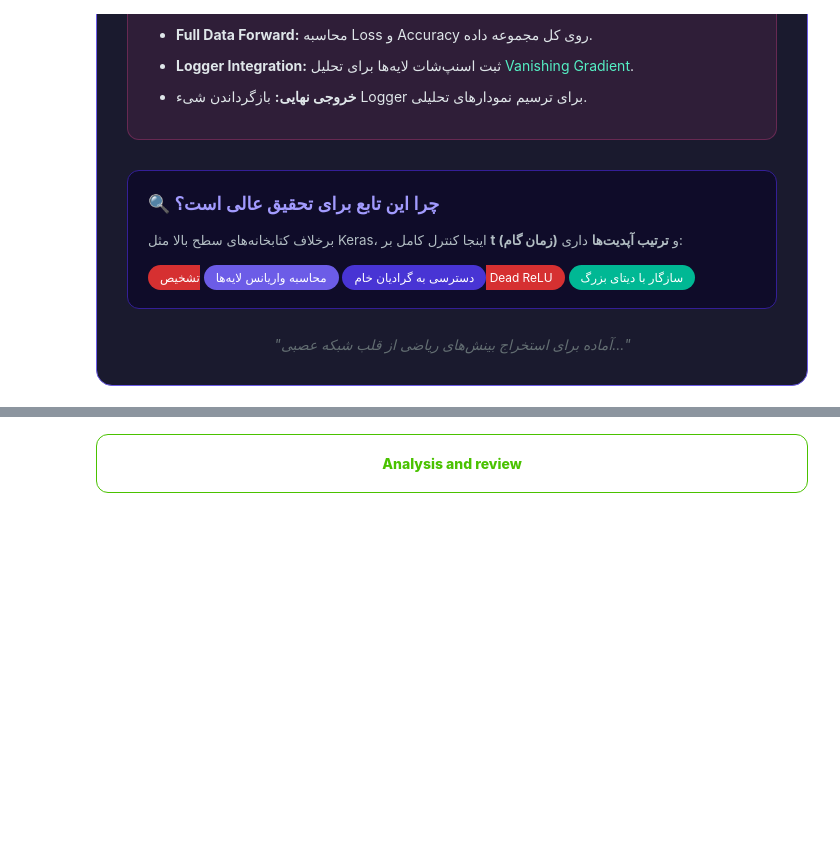
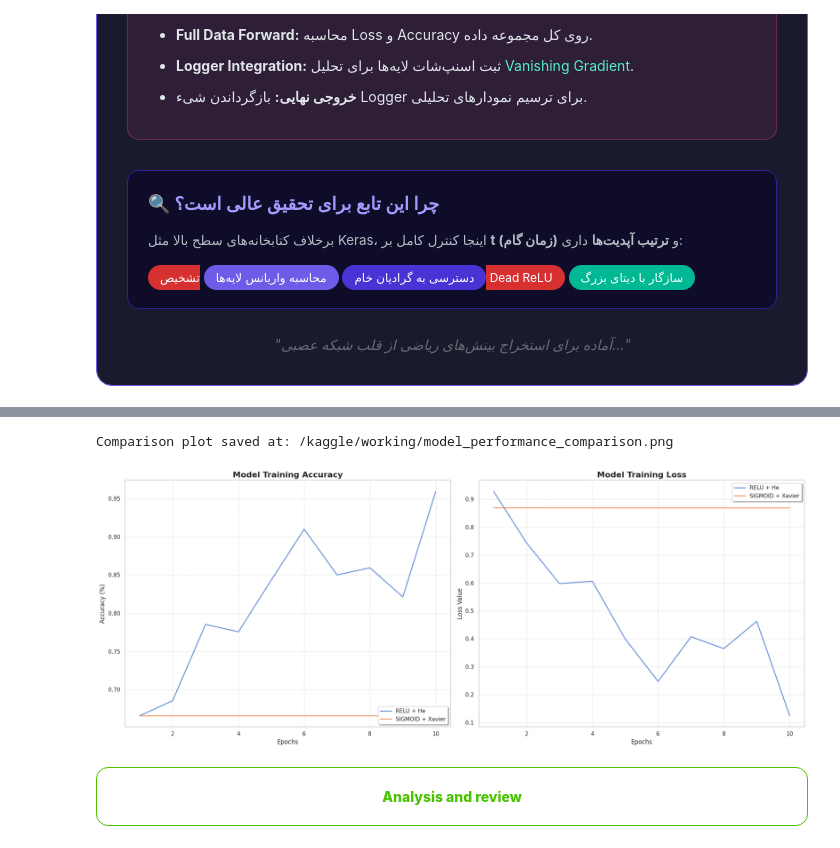
Before and after one commit to gammaeleccorp-cmd/DL-rookies, a Jupyter notebook: chanbary/abolfazlchanbary.ipynb, the cells around one changed output, grey strips where cells are left out. Saved outputs shown, nothing was run; the diff lists cells and outputs as text; code cells hidden in the pictures; blank space fills up the shorter version.

```diff
--- a/chanbary/abolfazlchanbary.ipynb
+++ b/chanbary/abolfazlchanbary.ipynb
@@ -1306,3 +1552,46 @@ Total params: 8913955
+# %%
+
+sns.set_theme(style="whitegrid", palette="muted")
+fig, (ax1, ax2) = plt.subplots(1, 2, figsize=(20, 8))
+
+for res in results:
+
+    activation = res['activation'].upper()
+    initialization = res['init'].capitalize()
+    label_name = f"{activation} + {initialization}"
+
+
+    epochs = range(1, len(res['history']['accuracy']) + 1)
+    acc = res['history']['accuracy']
+    loss = res['history']['loss']
+
+
+    ax1.plot(epochs, acc, label=label_name, linewidth=2, alpha=0.8)
+
+    ax2.plot(epochs, loss, label=label_name, linewidth=2, alpha=0.8)
+
+
+ax1.set_title("Model Training Accuracy", fontsize=16, fontweight='bold')
+ax1.set_xlabel("Epochs", fontsize=12)
+ax1.set_ylabel("Accuracy (%)", fontsize=12)
+ax1.legend(loc='lower right', frameon=True, shadow=True)
+ax1.grid(True, linestyle='--', alpha=0.6)
+
+
+ax2.set_title("Model Training Loss", fontsize=16, fontweight='bold')
+ax2.set_xlabel("Epochs", fontsize=12)
+ax2.set_ylabel("Loss Value", fontsize=12)
+ax2.legend(loc='upper right', frameon=True, shadow=True)
+ax2.grid(True, linestyle='--', alpha=0.6)
+
+
+plt.tight_layout()
+print(f"Comparison plot saved at: {output_path}")
+
+plt.show()
+# %% [output]
+Comparison plot saved at: /kaggle/working/model_performance_comparison.png
+[figure, added]
 # %% [markdown]
 <div id="Feature" style="
     width: 90%;
```
Also changed, not shown: parts of 27 cells of this notebook.
